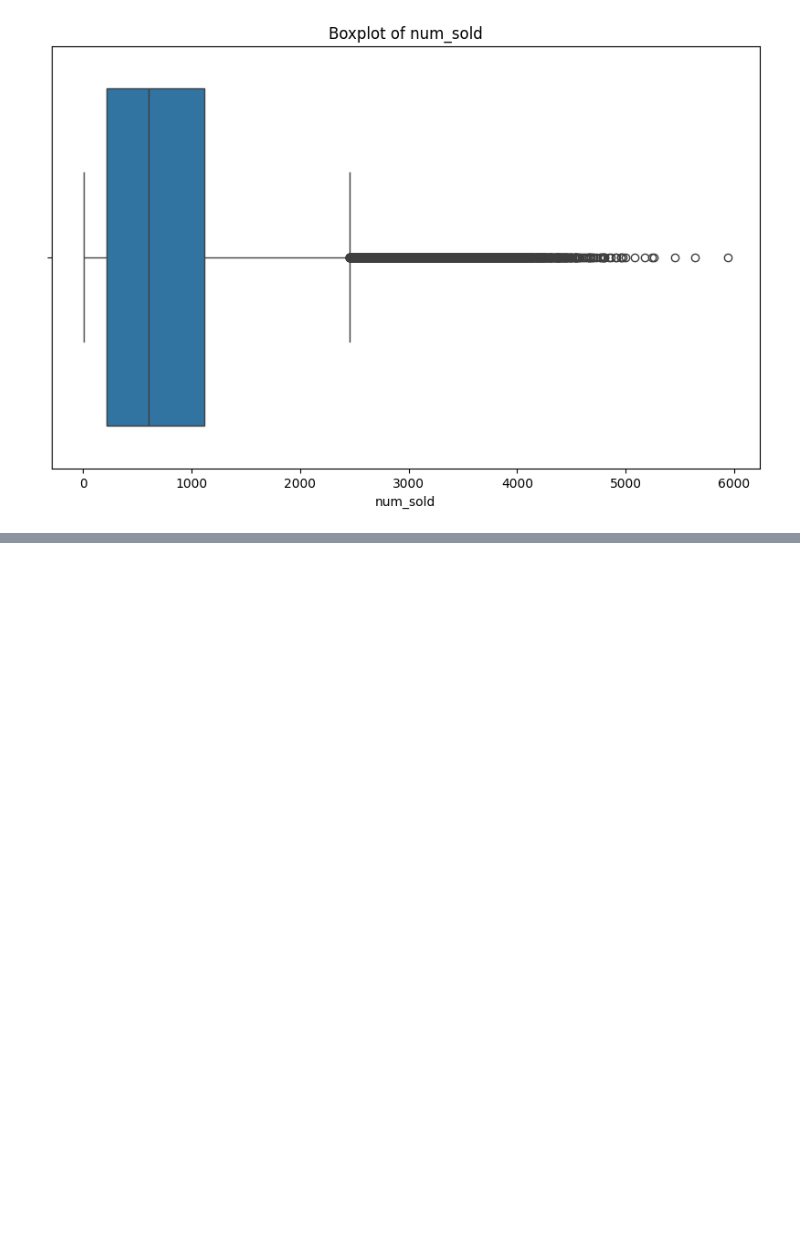
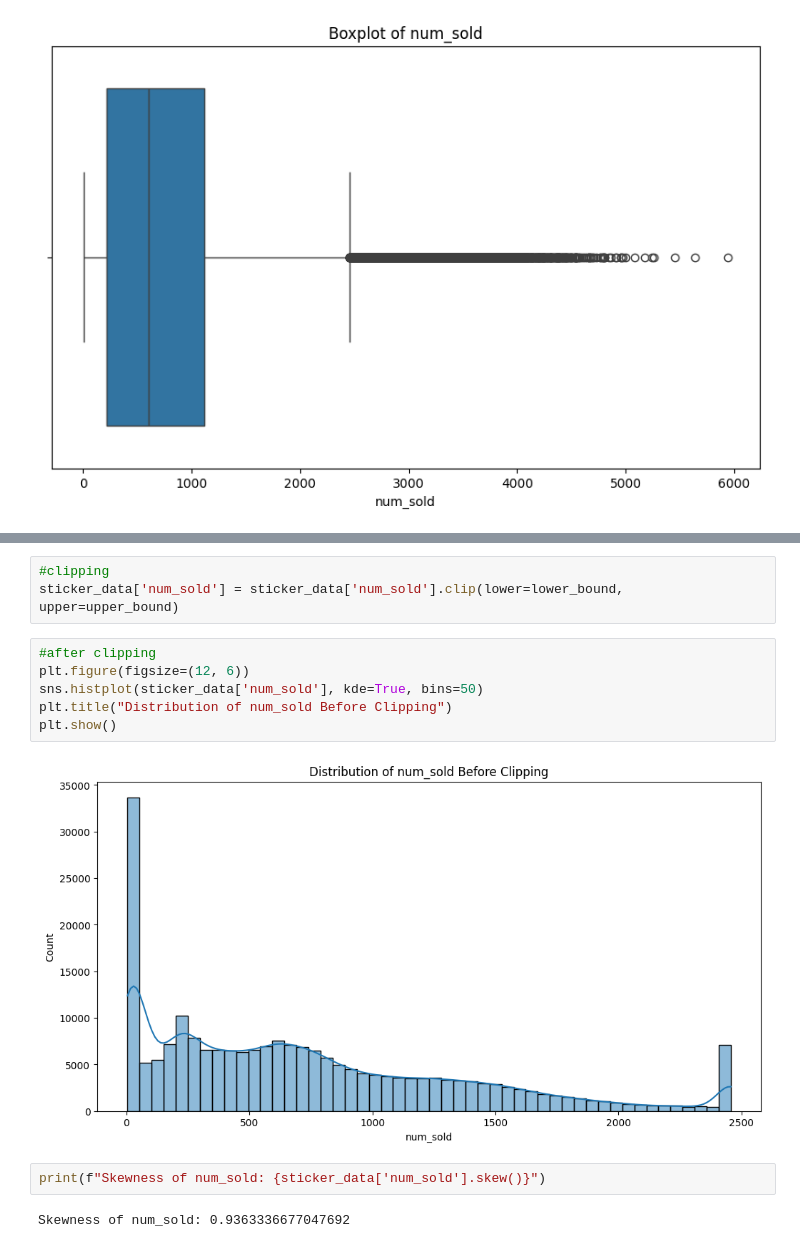
Before and after one commit to YusufDeesawala/Sticker_Sales_Prediction, a Jupyter notebook: main.ipynb, the cells around one changed output, grey strips where cells are left out. Drawn from its saved outputs; the diff is of its cells as text; blank space fills up the shorter version.

```diff
--- a/main.ipynb
+++ b/main.ipynb
@@ -165,0 +188,15 @@ plt.show()
+# %%
+#clipping
+sticker_data['num_sold'] = sticker_data['num_sold'].clip(lower=lower_bound, upper=upper_bound)
+# %%
+#after clipping
+plt.figure(figsize=(12, 6))
+sns.histplot(sticker_data['num_sold'], kde=True, bins=50)
+plt.title("Distribution of num_sold Before Clipping")
+plt.show()
+# %% [output]
+[figure, added]
+# %%
+print(f"Skewness of num_sold: {sticker_data['num_sold'].skew()}")
+# %% [output]
+Skewness of num_sold: 0.9363336677047692
```
Also changed, not shown: parts of 10 cells of this notebook.
